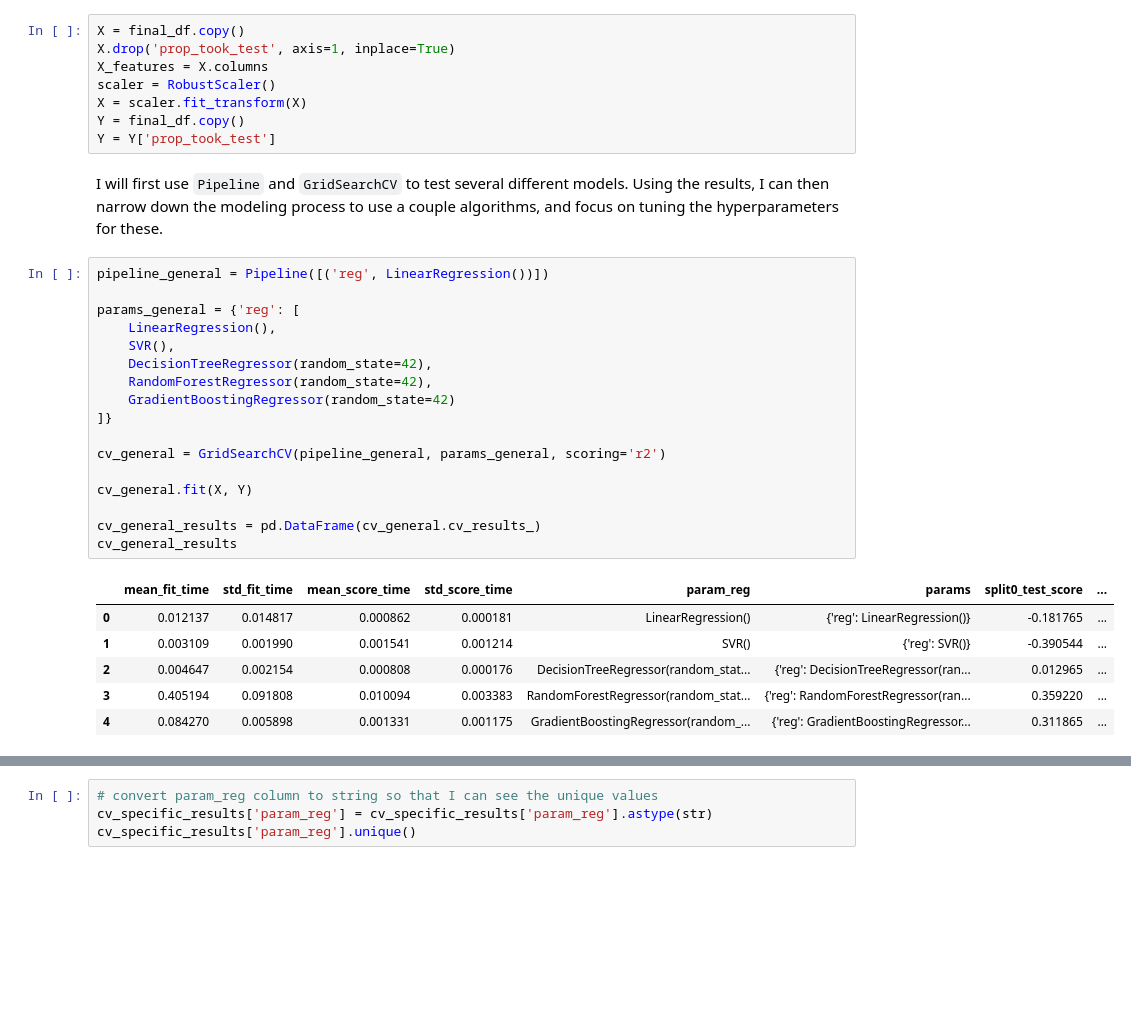
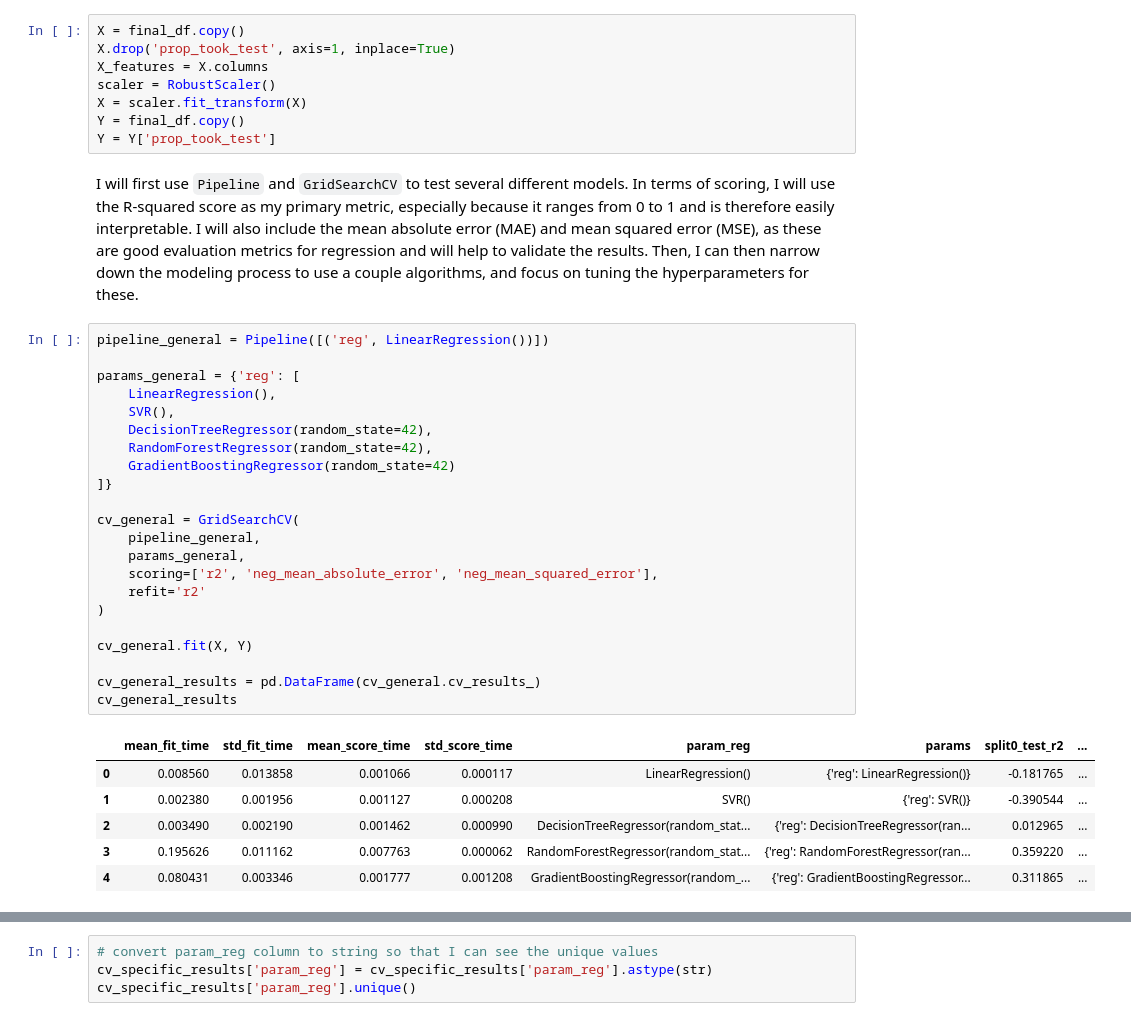
Before and after one commit to evanchen13/passnyc, a Jupyter notebook: passnyc.ipynb, the cells around one changed output, grey strips where cells are left out. Cells and saved outputs as stored; diff of their text form; blank space fills up the shorter version.

```diff
--- a/passnyc.ipynb
+++ b/passnyc.ipynb
@@ -1985,29 +1985,34 @@ X = scaler.fit_transform(X)
 Y = final_df.copy()
 Y = Y['prop_took_test']
 # %% [markdown]
-I will first use `Pipeline` and `GridSearchCV` to test several different models. Using the results, I can then narrow down the modeling process to use a couple algorithms, and focus on tuning the hyperparameters for these.
+I will first use `Pipeline` and `GridSearchCV` to test several different models. In terms of scoring, I will use the R-squared score as my primary metric, especially because it ranges from 0 to 1 and is therefore easily interpretable. I will also include the mean absolute error (MAE) and mean squared error (MSE), as these are good evaluation metrics for regression and will help to validate the results. Then, I can then narrow down the modeling process to use a couple algorithms, and focus on tuning the hyperparameters for these.
 # %%
 pipeline_general = Pipeline([('reg', LinearRegression())])
 
 params_general = {'reg': [
     LinearRegression(),
     SVR(),
     DecisionTreeRegressor(random_state=42),
     RandomForestRegressor(random_state=42),
     GradientBoostingRegressor(random_state=42)
 ]}
 
-cv_general = GridSearchCV(pipeline_general, params_general, scoring='r2')
+cv_general = GridSearchCV(
+    pipeline_general,
+    params_general,
+    scoring=['r2', 'neg_mean_absolute_error', 'neg_mean_squared_error'],
+    refit='r2'
+)
 
 cv_general.fit(X, Y)
 
 cv_general_results = pd.DataFrame(cv_general.cv_results_)
 cv_general_results
 # %% [output]
-|  | mean_fit_time | std_fit_time | mean_score_time | std_score_time | param_reg | params | split0_test_score | ... |
-| 0 | 0.012137 | 0.014817 | 0.000862 | 0.000181 | LinearRegression() | {'reg': LinearRegression()} | -0.181765 | ... |
-| 1 | 0.003109 | 0.001990 | 0.001541 | 0.001214 | SVR() | {'reg': SVR()} | -0.390544 | ... |
-| 2 | 0.004647 | 0.002154 | 0.000808 | 0.000176 | DecisionTreeRegressor(random_stat... | {'reg': DecisionTreeRegressor(ran... | 0.012965 | ... |
-| 3 | 0.405194 | 0.091808 | 0.010094 | 0.003383 | RandomForestRegressor(random_stat... | {'reg': RandomForestRegressor(ran... | 0.359220 | ... |
-| 4 | 0.084270 | 0.005898 | 0.001331 | 0.001175 | GradientBoostingRegressor(random_... | {'reg': GradientBoostingRegressor... | 0.311865 | ... |
+|  | mean_fit_time | std_fit_time | mean_score_time | std_score_time | param_reg | params | split0_test_r2 | ... |
+| 0 | 0.008560 | 0.013858 | 0.001066 | 0.000117 | LinearRegression() | {'reg': LinearRegression()} | -0.181765 | ... |
+| 1 | 0.002380 | 0.001956 | 0.001127 | 0.000208 | SVR() | {'reg': SVR()} | -0.390544 | ... |
+| 2 | 0.003490 | 0.002190 | 0.001462 | 0.000990 | DecisionTreeRegressor(random_stat... | {'reg': DecisionTreeRegressor(ran... | 0.012965 | ... |
+| 3 | 0.195626 | 0.011162 | 0.007763 | 0.000062 | RandomForestRegressor(random_stat... | {'reg': RandomForestRegressor(ran... | 0.359220 | ... |
+| 4 | 0.080431 | 0.003346 | 0.001777 | 0.001208 | GradientBoostingRegressor(random_... | {'reg': GradientBoostingRegressor... | 0.311865 | ... |
 # %% [markdown]
```
Also changed, not shown: parts of 7 cells of this notebook.
